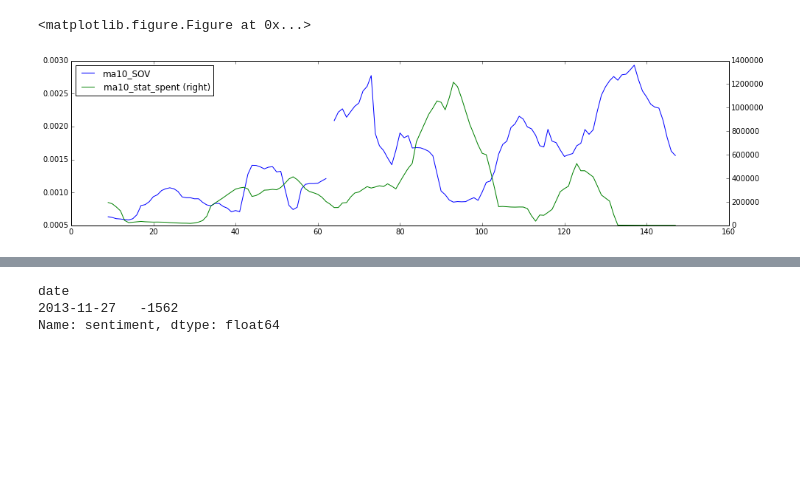
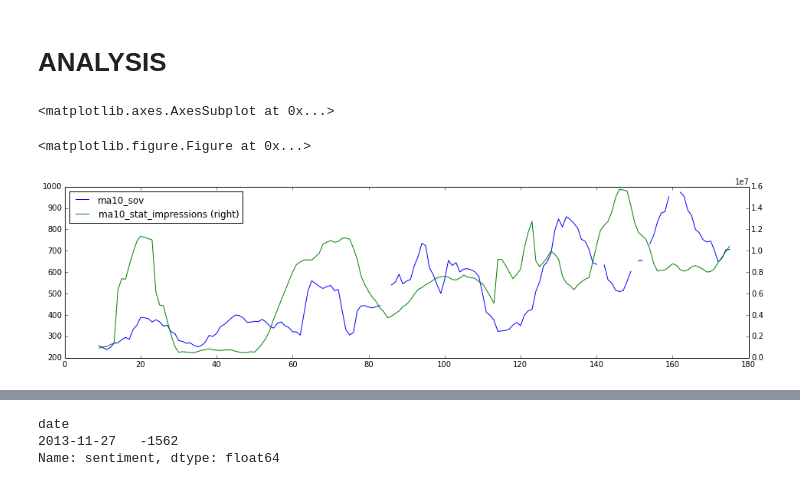
Before and after one commit to maciejATcosphere/paper-mind, a Jupyter notebook: paper_mind/courses/pandas/dell-SOV-data-preparation.ipynb, the cells around one changed output, grey strips where cells are left out. Drawn from its saved outputs; the diff is of its cells as text; code cells hidden in the pictures; blank space fills up the shorter version.

```diff
--- a/paper_mind/courses/pandas/dell-SOV-data-preparation.ipynb
+++ b/paper_mind/courses/pandas/dell-SOV-data-preparation.ipynb
@@ -62,2 +204,2 @@ def get_fb_ads_data():
 # %%
-fb_df = get_fb_ads_data()
+fb_df = get_fb_ads()
@@ -63,0 +212,11 @@ fb_df = get_fb_ads_data()
+# %%
+data, sov_data = get_sov()
+# %%
+insights_data = get_insight_stats()
+# %%
+# merge insight data with sov data
+df = pd.merge(data, insights_data, how='outer', left_on='date', right_on='date')
+
+# merge with Twitter social data
+df = pd.merge(df, tw_public_df, how='outer', left_on='date', right_on='date')
+df_ts = df.set_index('date')
@@ -69,26 +363,30 @@ datetime.date(2013, 7, 28)
+# %% [markdown]
+# ANALYSIS
 # %%
 plt.figure()
 
-min_date = datetime(2013, 7, 28)
+min_date = datetime(2013, 1, 16)
 max_date = datetime(2013, 12, 31)
 
 fb_df_new = fb_df.reset_index()
 fb_df_new.stat_date = fb_df_new.stat_date.apply(pd.to_datetime)
 fb_df_new = fb_df_new.set_index('stat_date')
 fb_df_new = fb_df_new[min_date:max_date]
 fb_df_new = fb_df_new.reset_index()
 
 # fb_df_new[datetime(2013, 10, 10): datetime(2013, 12, 31)].stat_spent.plot(figsize=(16, 4));
 
 filtered_df_ts = df_ts[min_date:max_date]
 filtered_df_ts = filtered_df_ts.reset_index()
 
 expanded_data = pd.merge(filtered_df_ts, fb_df_new, how='inner', left_on='date', right_on='stat_date')
 
-expanded_data['ma10_sov'] = pd.rolling_mean(expanded_data[expanded_data.SOV < 0.014].SOV, 10)
-expanded_data['ma10_stat_spent'] = pd.rolling_mean(expanded_data.stat_spent, 10)
+expanded_data['ma10_sov'] = pd.rolling_mean(expanded_data[expanded_data.name_count < 1400].name_count, 10)
+expanded_data['ma10_stat_impressions'] = pd.rolling_mean(expanded_data.stat_impressions, 10)
 
-expanded_data[['ma10_sov', 'ma10_stat_spent']].plot(secondary_y=['ma10_stat_spent'], figsize=(16, 4));
+expanded_data[['ma10_sov', 'ma10_stat_impressions']].plot(secondary_y=['ma10_stat_impressions'], figsize=(16, 4));
+# expanded_data.set_index('date').ma10_sov.plot(figsize=(16, 4))
 # %% [output]
-<matplotlib.figure.Figure at 0x...>
+<matplotlib.axes.AxesSubplot at 0x...>
+<matplotlib.figure.Figure at 0x...>
-[figure, old version]
+[figure, new version]
```
Also changed, not shown: parts of 41 cells of this notebook, 28 other files.
